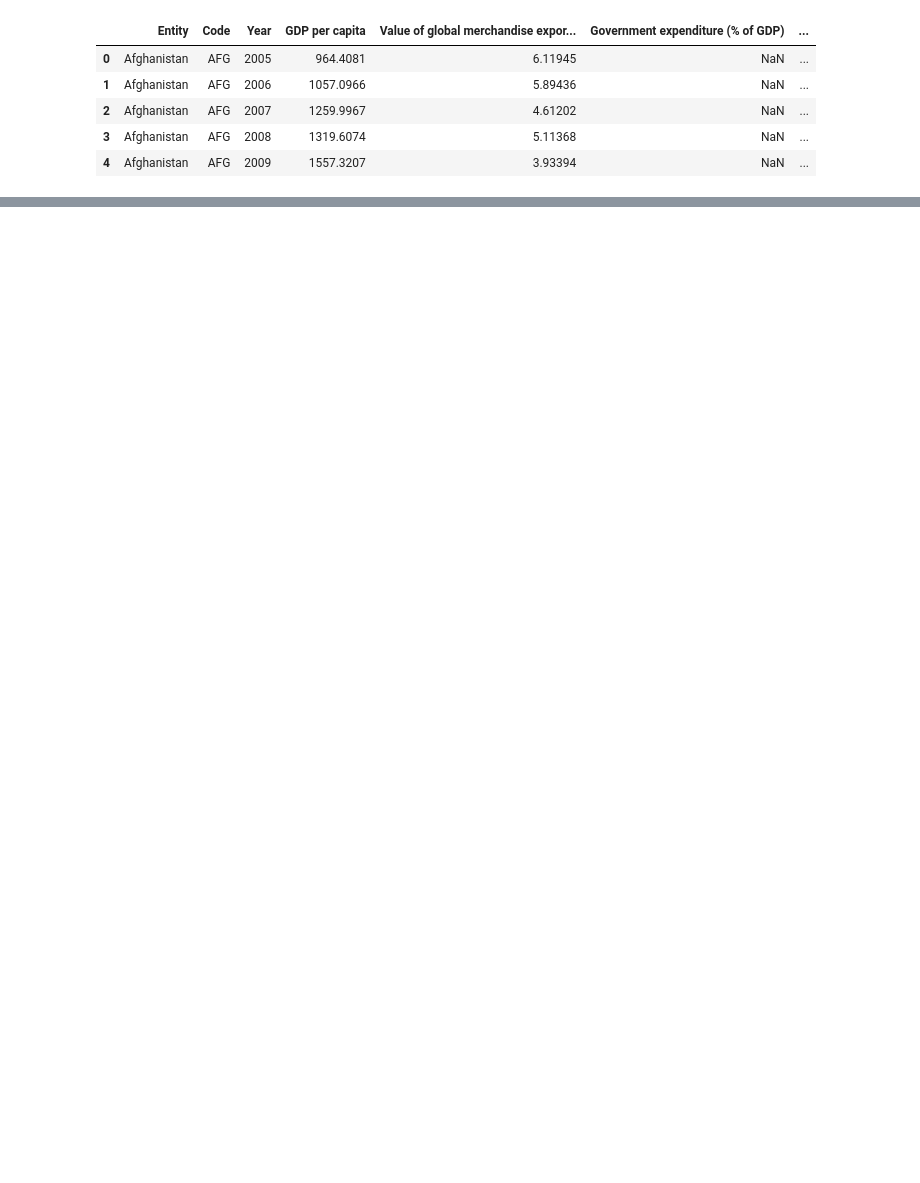
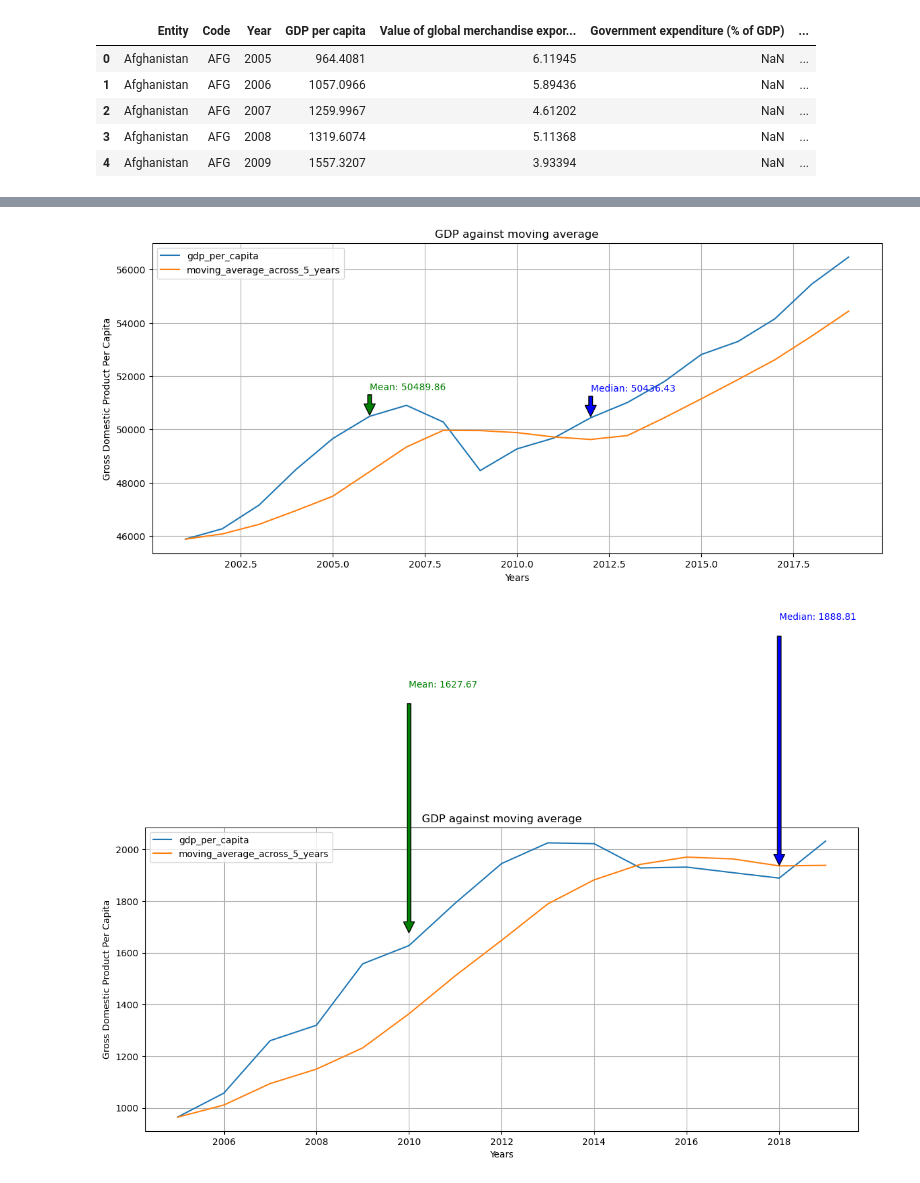
Before and after one commit to jasonrdz/economic-outlook, a Jupyter notebook: macro_environment/gdp_outlook/working/research.ipynb, the cells around one changed output, grey strips where cells are left out. Saved outputs shown, nothing was run; the diff lists cells and outputs as text; code cells hidden in the pictures; blank space fills up the shorter version.

```diff
--- a/macro_environment/gdp_outlook/working/research.ipynb
+++ b/macro_environment/gdp_outlook/working/research.ipynb
@@ -101,0 +129,6 @@ SyntaxError: incomplete input (346450506.py, line 7)
+# %%
+plotting_gdp(usa)
+plotting_gdp(afg)
+# %% [output]
+[figure, added]
+[figure, added]
```
Also changed, not shown: parts of 5 cells of this notebook, 10 other files.
